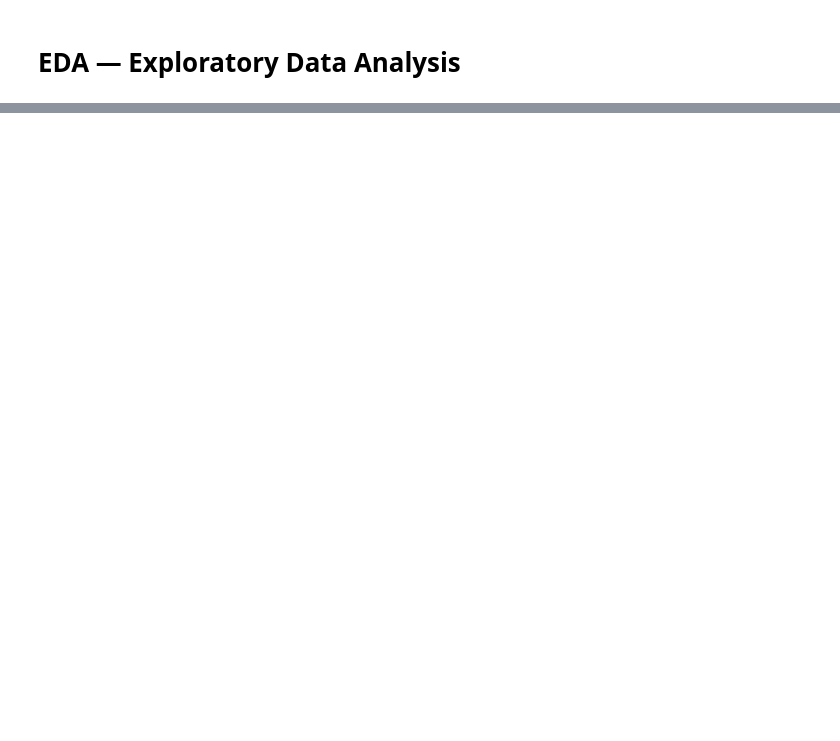
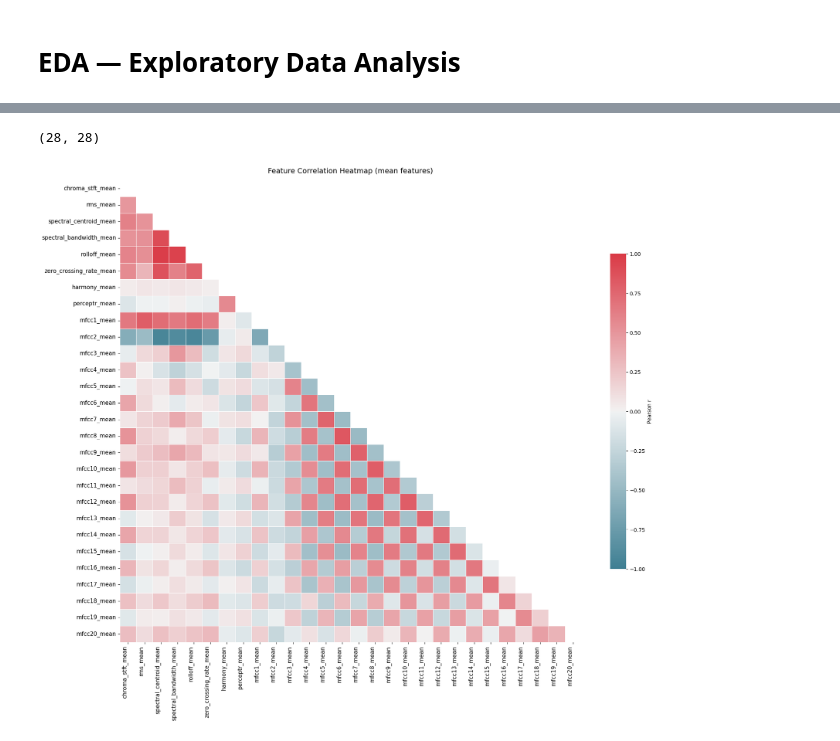
Before and after one commit to Neman-River/brain_on_music, a Jupyter notebook: genres_features.ipynb, the cells around one changed output, grey strips where cells are left out. Saved outputs shown, nothing was run; the diff lists cells and outputs as text; code cells hidden in the pictures; blank space fills up the shorter version.

```diff
--- a/genres_features.ipynb
+++ b/genres_features.ipynb
@@ -746,0 +770,3 @@ plt.show()
+# %%
+data = pd.read_csv(f'{data_path}/features_30_sec.csv')
+data.head()
@@ -746,0 +781,29 @@ plt.show()
+# %%
+mean_cols = [i for i in data.columns if 'mean' in i]
+corr = data[mean_cols].corr()
+corr.shape
+# %% [output]
+(28, 28)
+# %%
+fig, ax = plt.subplots(figsize=(18, 16))
+
+cmap = sns.diverging_palette(220, 10, as_cmap=True)
+mask = np.triu(np.ones_like(corr, dtype=bool))  # mask upper triangle → show lower
+
+sns.heatmap(
+    corr, mask=mask, cmap=cmap,
+    vmin=-1, vmax=1, center=0,
+    square=True, linewidths=0.4,
+    cbar_kws={"shrink": 0.6, "label": "Pearson r"},
+    ax=ax
+)
+
+ax.set_xticklabels(ax.get_xticklabels(), rotation=90, ha='right', fontsize=11)
+ax.set_yticklabels(ax.get_yticklabels(), rotation=0, fontsize=11)
+ax.set_title("Feature Correlation Heatmap (mean features)", fontsize=14, pad=14)
+
+plt.tight_layout()
+plt.savefig("Corr Heatmap.jpg", bbox_inches='tight', dpi=150)
+plt.show()
+# %% [output]
+[figure, added]
```
Also changed, not shown: parts of 27 cells of this notebook, 7 other files.
